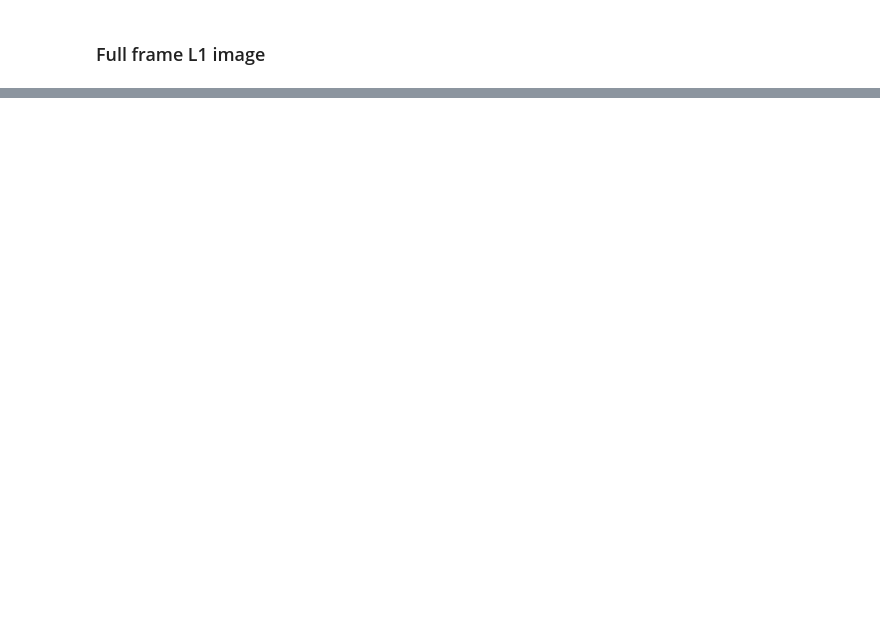
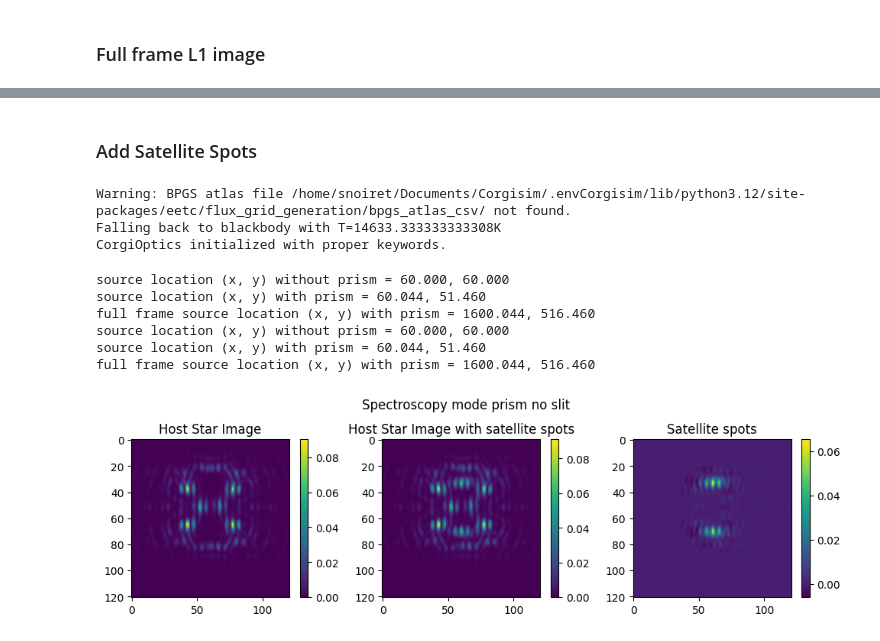
Before and after one commit to roman-corgi/corgisim, a Jupyter notebook: examples/spec_slit_prism_demo.ipynb, the cells around one changed output, grey strips where cells are left out. Drawn from its saved outputs; the diff is of its cells as text; code cells hidden in the pictures; blank space fills up the shorter version.

Commit message:
move satspot spectroscopy to the spectroscopy notebook

```diff
--- a/examples/spec_slit_prism_demo.ipynb
+++ b/examples/spec_slit_prism_demo.ipynb
@@ -751,0 +752,61 @@ Saved FITS file to: ./cgi_0200001001001001001_20260601t1756560_l1_.fits
+# %% [markdown]
+### Add Satellite Spots
+# %%
+Vmag = 0.46                        # V-band magnitude of the host star
+sptype = 'B6V'                      # Spectral type of the host star
+ref_flag = False                    # if the target is a reference star or not, default is False
+host_star_properties = {'Vmag': Vmag,
+                        'spectral_type': sptype,
+                        'magtype': 'vegamag',
+                        'ref_flag': False}
+
+# --- Build stellar spectrum via a star-only scene ---
+base_scene = scene.Scene(host_star_properties)
+
+cgi_mode = 'spec'
+cor_type = 'spc-spec_band3'
+dm_case = '1e-9'
+dm1 = proper.prop_fits_read( roman_preflight_proper.lib_dir + '/examples/spc-spec_ni_' + dm_case + '_dm1_v.fits' )
+dm2 = proper.prop_fits_read( roman_preflight_proper.lib_dir + '/examples/spc-spec_ni_' + dm_case + '_dm2_v.fits' )
+
+polaxis = 10
+# output_dim define the size of the output image
+output_dim = 121
+optics_keywords_noslit_prism ={'cor_type':cor_type, 'use_errors':1, 'polaxis':polaxis, 'output_dim':output_dim,
+                  'use_dm1':1, 'dm1_v':dm1, 'use_dm2':1, 'dm2_v':dm2,'use_fpm':1, 'use_lyot_stop':1, 'slit':'None',
+                  'prism':'PRISM3', 'wav_step_um':2E-3}
+optics_noslit_prism = instrument.CorgiOptics(cgi_mode, bandpass='3D', optics_keywords=optics_keywords_noslit_prism, if_quiet=True, return_oversample = False)
+sim_scene_noslit_prism = optics_noslit_prism.get_host_star_psf(base_scene)
+satspot_keywords = {'num_pairs':2, 'sep_lamD': 6.25, 'angle_deg': [0,90], 'contrast': 1e-7}
+optics_noslit_prism.add_satspot(satspot_keywords=satspot_keywords)
+sim_scene_noslit_prism_with_satspots = optics_noslit_prism.get_host_star_psf(base_scene)
+
+fig = plt.figure(figsize=(12,3))
+plt.subplot(131)
+plt.imshow(sim_scene_noslit_prism.host_star_image.data)
+plt.colorbar()
+plt.title('Host Star Image')
+
+plt.subplot(132)
+plt.imshow(sim_scene_noslit_prism_with_satspots.host_star_image.data)
+plt.colorbar()
+plt.title('Host Star Image with satellite spots')
+
+plt.subplot(133)
+plt.imshow(sim_scene_noslit_prism_with_satspots.host_star_image.data - sim_scene_noslit_prism.host_star_image.data)
+plt.colorbar()
+plt.title('Satellite spots')
+
+fig.suptitle('Spectroscopy mode prism no slit')
+fig.subplots_adjust(top=0.8)
+# %% [output]
+Warning: BPGS atlas file /home/snoiret/Documents/Corgisim/.envCorgisim/lib/python3.12/site-packages/eetc/flux_grid_generation/bpgs_atlas_csv/ not found.
+Falling back to blackbody with T=14633.333333333308K
+CorgiOptics initialized with proper keywords.
+source location (x, y) without prism = 60.000, 60.000
+source location (x, y) with prism = 60.044, 51.460
+full frame source location (x, y) with prism = 1600.044, 516.460
+source location (x, y) without prism = 60.000, 60.000
+source location (x, y) with prism = 60.044, 51.460
+full frame source location (x, y) with prism = 1600.044, 516.460
+[figure, added]
```
Also changed, not shown: parts of 12 cells of this notebook, 1 other file.
